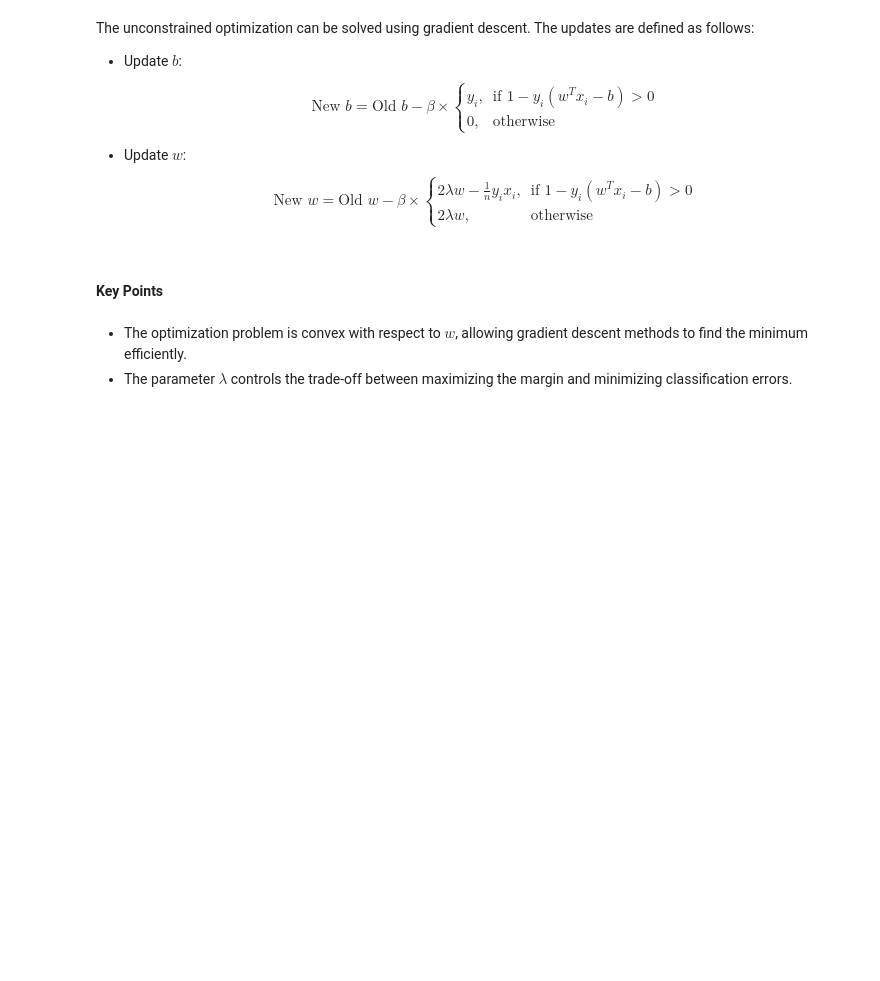
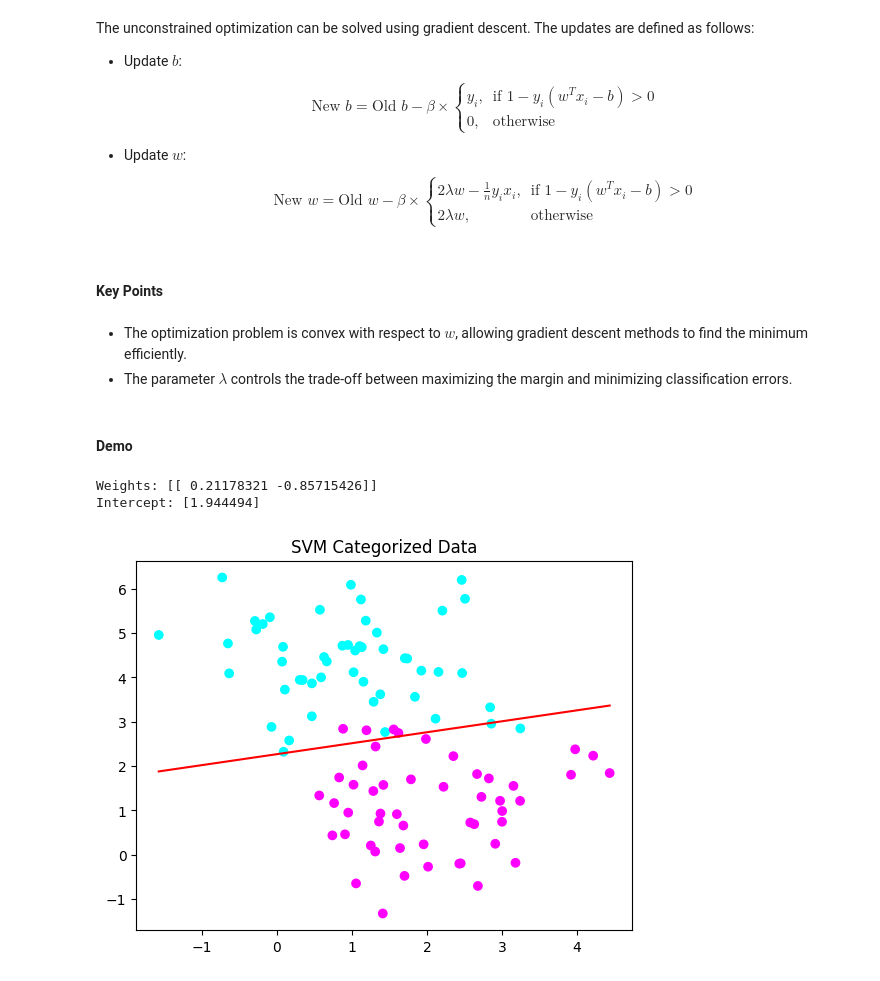
Before and after one commit to rccrdmr/MAT422-Mathematics-for-DataScience, a Jupyter notebook: 3.5-6_K-Means_and_Support_Vector_Machine.ipynb, the cells around one changed output. Drawn from its saved outputs; the diff is of its cells as text; code cells hidden in the pictures; blank space fills up the shorter version.

```diff
--- a/3.5-6_K-Means_and_Support_Vector_Machine.ipynb
+++ b/3.5-6_K-Means_and_Support_Vector_Machine.ipynb
@@ -125,3 +217,29 @@ The unconstrained optimization can be solved using gradient descent. The updates
 # %% [markdown]
 - The optimization problem is convex with respect to $ w $, allowing gradient descent methods to find the minimum efficiently.
 - The parameter $ \lambda $ controls the trade-off between maximizing the margin and minimizing classification errors.
+# %% [markdown]
+#### Demo
+# %%
+from sklearn.svm import LinearSVC
+
+# Fit an SVM model using scikit-learn
+clf = LinearSVC()
+clf.fit(X, y)
+
+# Learned weights and intercept
+print("Weights:", clf.coef_)
+print("Intercept:", clf.intercept_)
+# %% [output]
+Weights: [[ 0.21178321 -0.85715426]]
+Intercept: [1.944494]
+# %%
+# SVM decision boundary
+plt.scatter(X[:, 0], X[:, 1], c=y, cmap='cool')
+x_vals = np.linspace(min(X[:, 0]), max(X[:, 0]), 100)
+y_vals = -(clf.coef_[0][0] * x_vals + clf.intercept_[0]) / clf.coef_[0][1]
+
+plt.plot(x_vals, y_vals, color='red')
+plt.title("SVM Categorized Data")
+plt.show()
+# %% [output]
+[figure, added]
```
Also changed, not shown: parts of 7 cells of this notebook.
